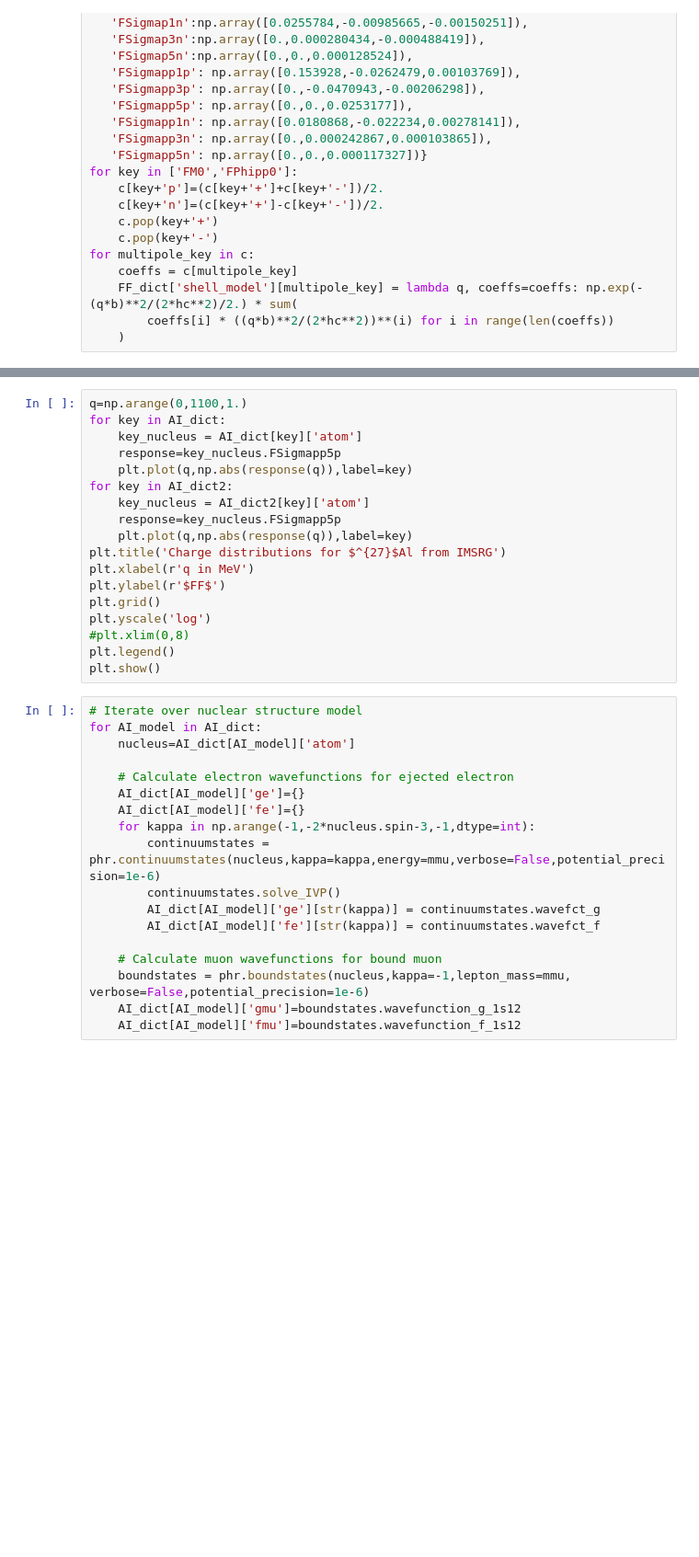
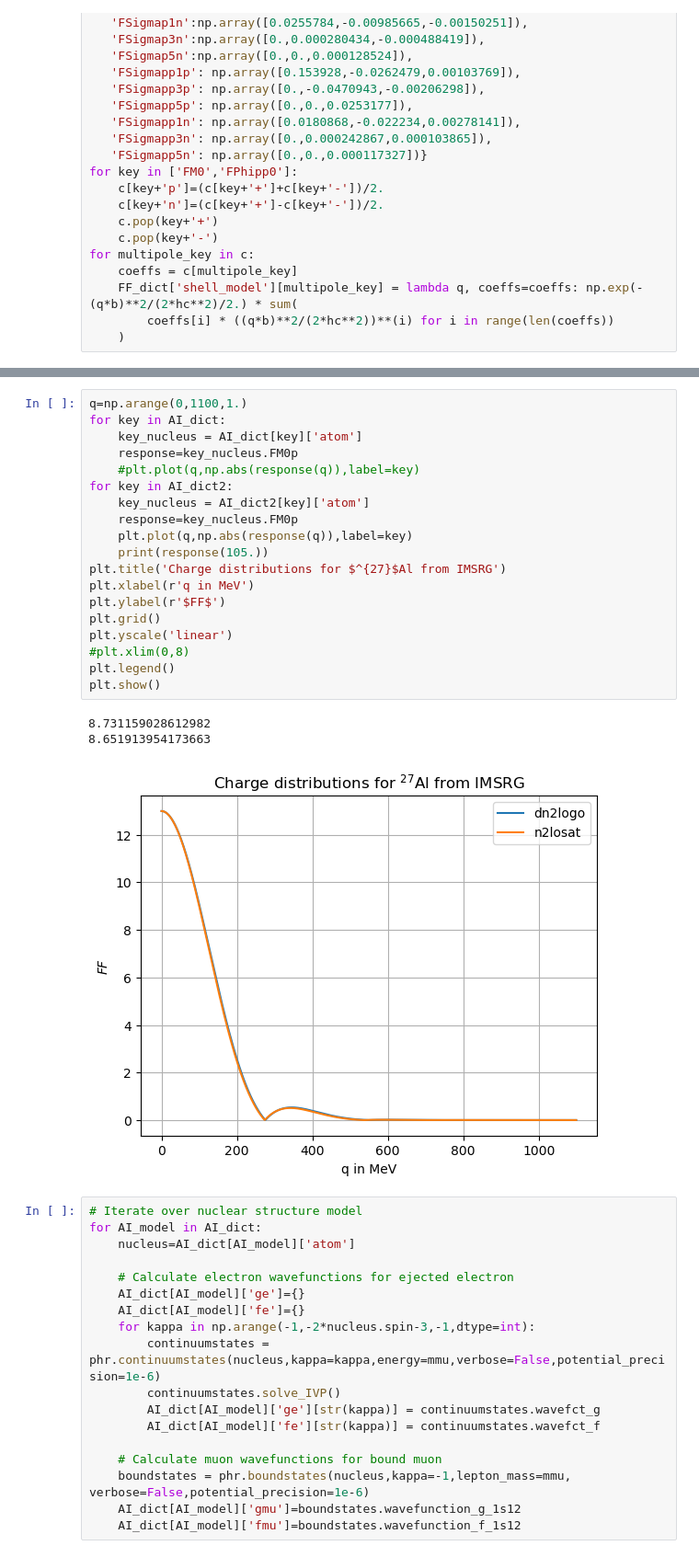
Before and after one commit to akotarel/phasr, a Jupyter notebook: docs/examples/Sub_Overlap_integrals.ipynb, the cells around one changed output, grey strips where cells are left out. Shown at 92% size. Drawn from its saved outputs; the diff is of its cells as text; blank space fills up the shorter version.

```diff
--- a/docs/examples/Sub_Overlap_integrals.ipynb
+++ b/docs/examples/Sub_Overlap_integrals.ipynb
@@ -318,21 +321,26 @@ plt.show()
 # %%
 q=np.arange(0,1100,1.)
 for key in AI_dict:
     key_nucleus = AI_dict[key]['atom']
-    response=key_nucleus.FSigmapp5p
-    plt.plot(q,np.abs(response(q)),label=key)
+    response=key_nucleus.FM0p
+    #plt.plot(q,np.abs(response(q)),label=key)
 for key in AI_dict2:
     key_nucleus = AI_dict2[key]['atom']
-    response=key_nucleus.FSigmapp5p
+    response=key_nucleus.FM0p
     plt.plot(q,np.abs(response(q)),label=key)
+    print(response(105.))
 plt.title('Charge distributions for $^{27}$Al from IMSRG')
 plt.xlabel(r'q in MeV')
 plt.ylabel(r'$FF$')
 plt.grid()
-plt.yscale('log')
+plt.yscale('linear')
 #plt.xlim(0,8)
 plt.legend()
 plt.show()
+# %% [output]
+8.731159028612982
+8.651913954173663
+[figure, added]
 # %%
 # Iterate over nuclear structure model
 for AI_model in AI_dict:
```
Also changed, not shown: parts of 15 cells of this notebook, 5 other files.
